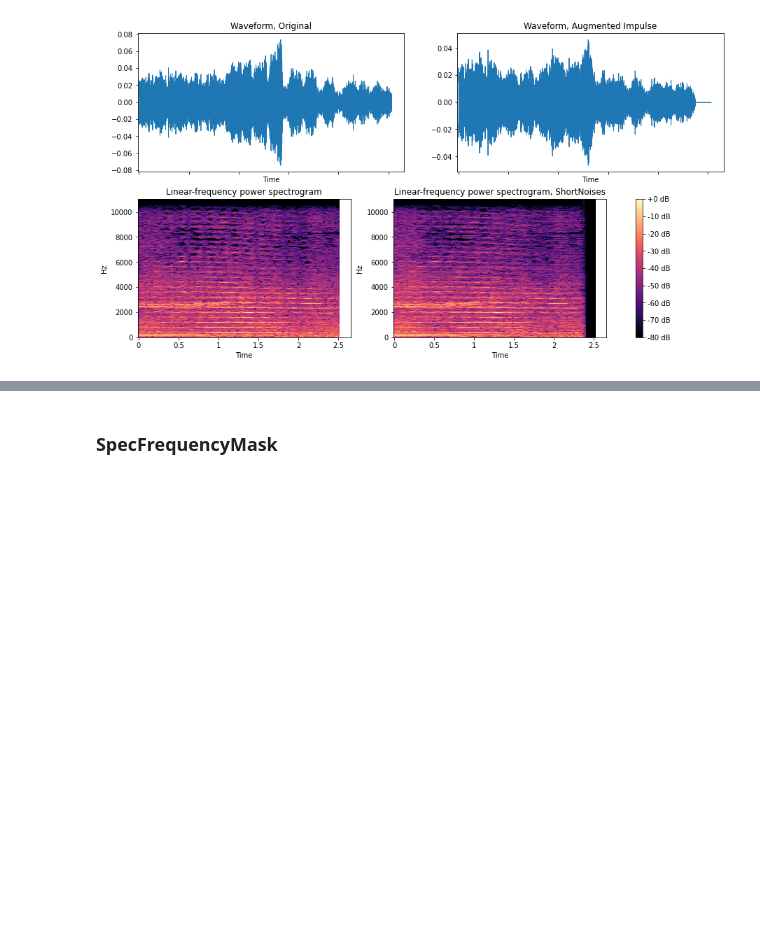
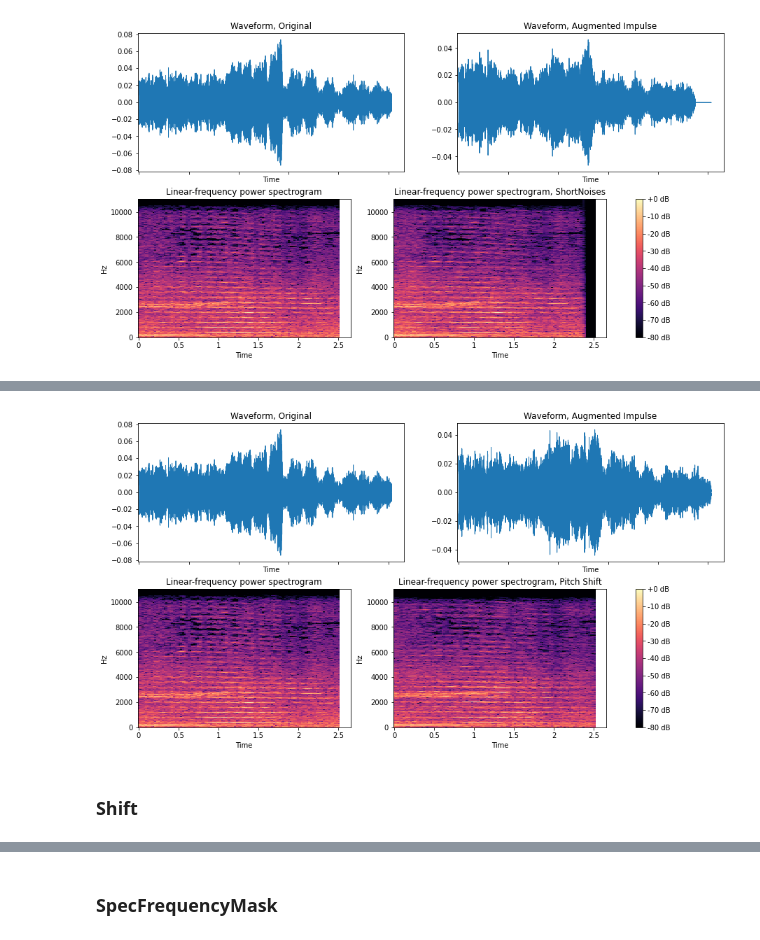
Before and after one commit to axelth/hasp, a Jupyter notebook: notebooks/shige-github_849_augmentation.ipynb, the cells around one changed output, grey strips where cells are left out. Drawn from its saved outputs; the diff is of its cells as text; code cells hidden in the pictures; blank space fills up the shorter version.

Commit message:
augment_audio.py and the notebook updated

```diff
--- a/notebooks/shige-github_849_augmentation.ipynb
+++ b/notebooks/shige-github_849_augmentation.ipynb
@@ -294,0 +315,15 @@ fig.colorbar(img, ax=ax[1], format="%+2.f dB");
+# %%
+augment_PitchShift = Compose([
+        PitchShift(min_semitones=-2,
+                   max_semitones=2,
+                   p=1)
+])
+
+# Init signature: PitchShift(min_semitones=-4, max_semitones=4, p=0.5)
+# Docstring:      Pitch shift the sound up or down without changing the tempo
+# File:           ~/.pyenv/versions/3.8.13/envs/us8kdata/lib/python3.8/site-packages/audiomentations/augmentations/pitch_shift.py
+# %%
+# Apply Data Augmentation function
+augmented_data_PitchShift = augment_PitchShift(samples=y, sample_rate=sr)
+
+Audio(data=augmented_data_PitchShift, rate=sr)
@@ -294,0 +332,22 @@ fig.colorbar(img, ax=ax[1], format="%+2.f dB");
+# %%
+D_augmented_PitchShift = librosa.amplitude_to_db(np.abs(librosa.stft(augmented_data_PitchShift)), ref=np.max)
+
+fig, ax = plt.subplots(figsize=(15, 8), nrows=2, ncols=2, sharex=True)
+
+img = librosa.display.waveshow(y, sr=sr, ax=ax[0,0])
+ax[0,0].set(title='Waveform, Original')
+
+img = librosa.display.waveshow(augmented_data_PitchShift, sr=sr, ax=ax[0,1])
+ax[0,1].set(title='Waveform, Augmented Impulse')
+
+img = librosa.display.specshow(D_original, y_axis='linear', x_axis='time', sr=sr, ax=ax[1,0])
+ax[1,0].set(title='Linear-frequency power spectrogram')
+
+img = librosa.display.specshow(D_augmented_PitchShift, y_axis='linear', x_axis='time', sr=sr, ax=ax[1,1])
+ax[1,1].set(title='Linear-frequency power spectrogram, Pitch Shift')
+
+fig.colorbar(img, ax=ax[1], format="%+2.f dB");
+# %% [output]
+[figure, added]
+# %% [markdown]
+### Shift
```
Also changed, not shown: parts of 11 cells of this notebook, 1 other file.
